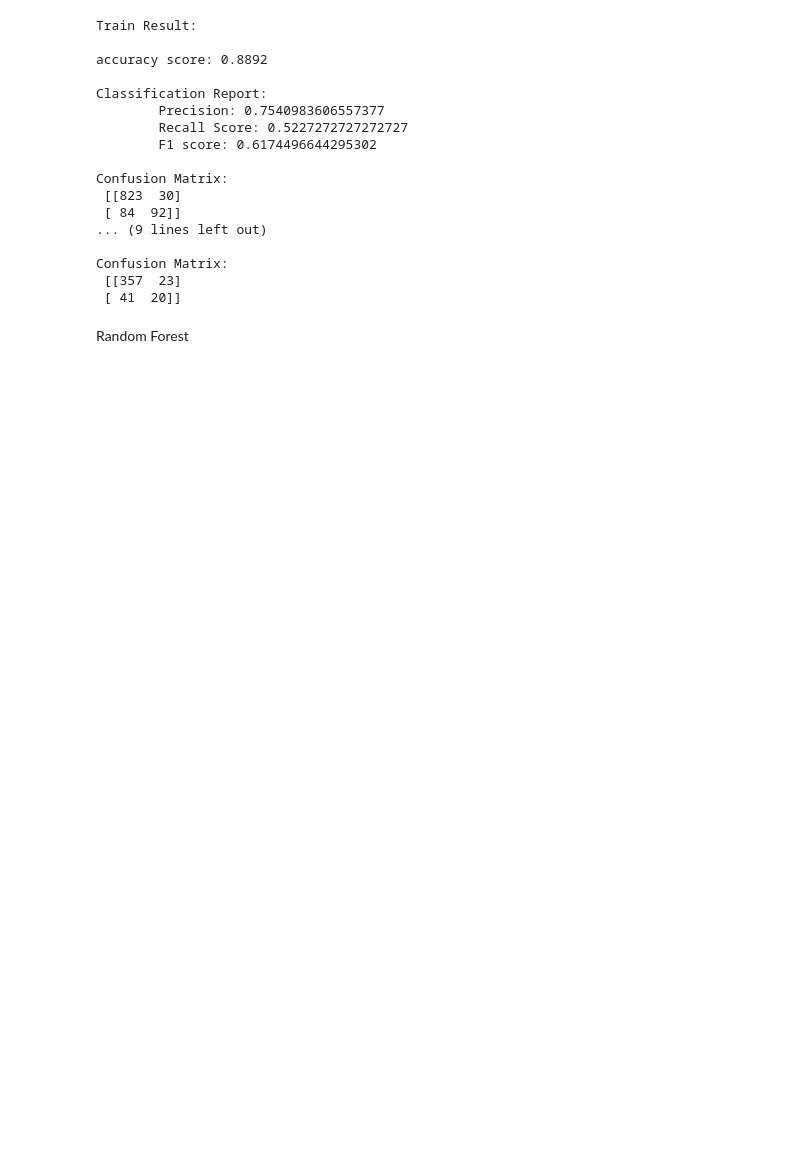
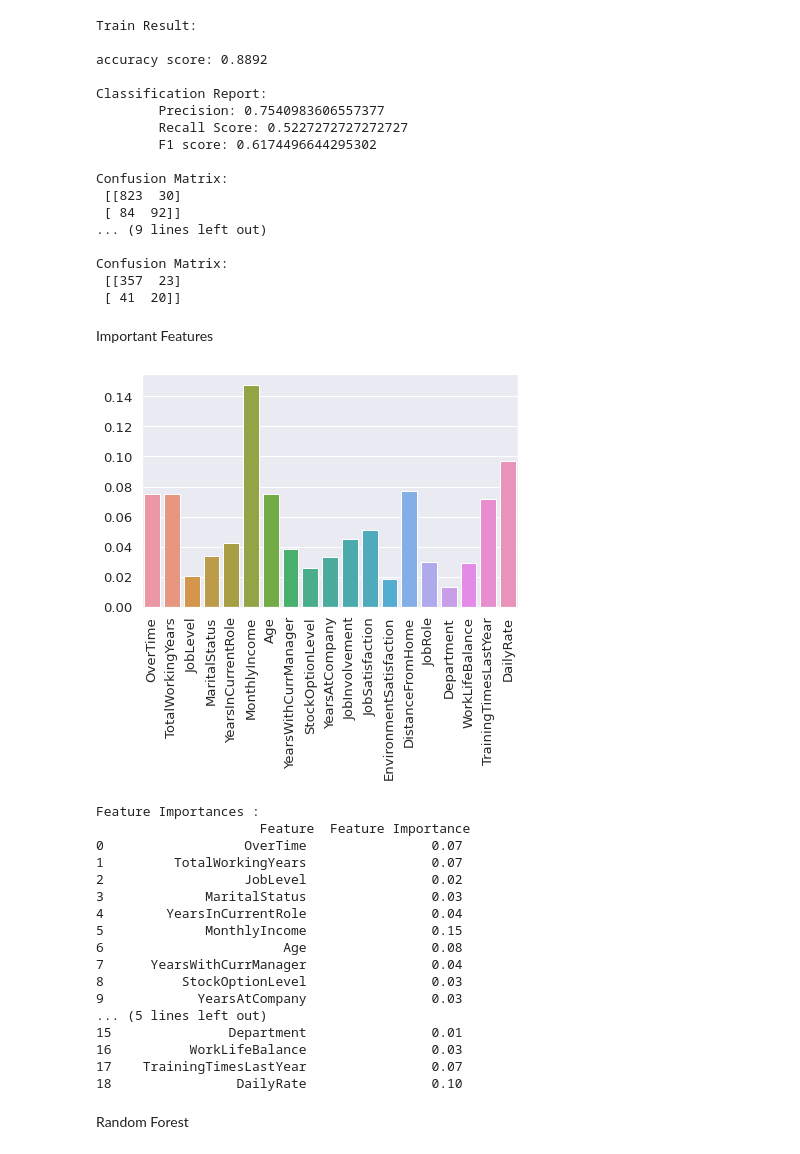
Before and after one commit to chaitanyam1/ML-LAB-WORK, a Jupyter notebook: ML_lab_8.ipynb, the cells around one changed output. Saved outputs shown, nothing was run; the diff lists cells and outputs as text; code cells hidden in the pictures; blank space fills up the shorter version.

```diff
--- a/ML_lab_8.ipynb
+++ b/ML_lab_8.ipynb
@@ -334,5 +306,36 @@ Confusion Matrix:
 Confusion Matrix:
  [[357  23]
  [ 41  20]]
+# %% [markdown]
+Important Features
+# %%
+imps = tree.feature_importances_
+
+sns.barplot(x=X_train.columns,y=imps)
+plt.xticks(rotation=90)
+plt.show()
+
+d = dict(zip(X_train.columns,imps))
+imp_df = pd.DataFrame(d.items(),columns=['Feature','Feature Importance'])
+print('Feature Importances : \n',imp_df)
+# %% [output]
+[figure, added]
+Feature Importances :
+                     Feature  Feature Importance
+0                  OverTime                0.07
+1         TotalWorkingYears                0.07
+2                  JobLevel                0.02
+3             MaritalStatus                0.03
+4        YearsInCurrentRole                0.04
+5             MonthlyIncome                0.15
+6                       Age                0.08
+7      YearsWithCurrManager                0.04
+8          StockOptionLevel                0.03
+9            YearsAtCompany                0.03
+... (5 lines left out)
+15               Department                0.01
+16          WorkLifeBalance                0.03
+17    TrainingTimesLastYear                0.07
+18                DailyRate                0.10
 # %% [markdown]
 Random Forest
```
Also changed, not shown: parts of 14 cells of this notebook.
